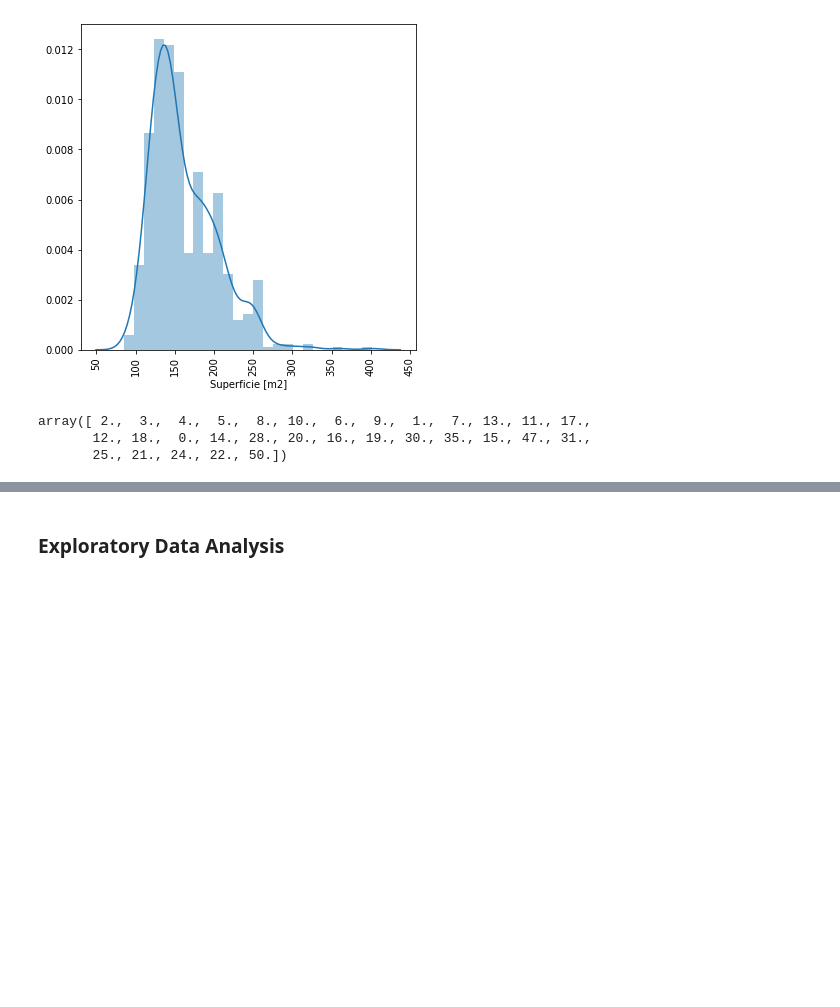
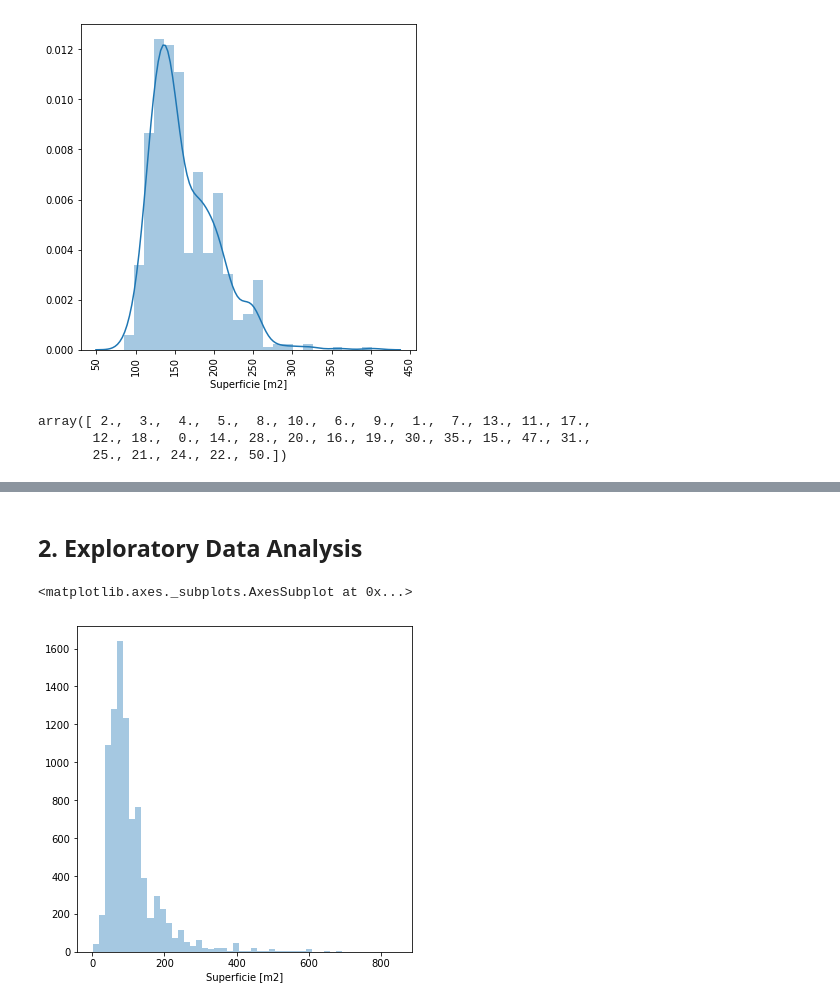
Before and after one commit to LazyEval/housing-prices-firenze, a Jupyter notebook: notebooks/1.0-LazyEval-data-cleaning.ipynb, the cells around one changed output, grey strips where cells are left out. Saved outputs shown, nothing was run; the diff lists cells and outputs as text; code cells hidden in the pictures; blank space fills up the shorter version.

Commit message:
Update data cleaning notebook.

```diff
--- a/notebooks/1.0-LazyEval-data-cleaning.ipynb
+++ b/notebooks/1.0-LazyEval-data-cleaning.ipynb
@@ -77,6 +88,11 @@ df.loc[df['Indirizzo'] == 'Firenze, "piazza dAzeglio"', 'Zona'] = 'Centro'
 df.loc[df['Indirizzo'] == 'Firenze, "Piazza dazeglio"', 'Zona'] = 'Centro'
 # %%
 df['Zona'] = df['Zona'].fillna('Non specificato')
+# %%
+df['Zona'] = (df['Zona']
+              .str.replace('-', ' ')
+              .str.replace('/', '')
+              .str.title())
 # %%
 # Clean up data types
 df['Superficie [m2]'] = (df['Superficie']
@@ -99,3 +115,17 @@ df['Prezzo [EUR]'] = (df['Prezzo']
                       .str[1]
                       .str.replace('.', '')
                       .astype('float'))
+# %%
+# Extract area
+df['Superficie [m2]'] = (df['Superficie']
+                         .str.split('|')
+                         .str[1]
+                         .str.extract(r'(\d+\.?\d*)'))
+df['Superficie [m2]'] = (df['Superficie [m2]']
+                         .fillna(df['Superficie']
+                         .str.split('|')
+                         .str[0]
+                         .str.extract(r'(\d+\.?\d*)')))
+#df['Superficie [m2]'] = (df['Superficie [m2]']
+#                         .str.replace('.', '')
+#                         .astype('float'))
@@ -367,6 +438,9 @@ array([ 2.,  3.,  4.,  5.,  8., 10.,  6.,  9.,  1.,  7., 13., 11., 17.,
 # %% [markdown]
-### Exploratory Data Analysis
+## 2. Exploratory Data Analysis
 # %%
 # Area [m2] distribution
-fig = plt.figure(figsize=(10, 10))
-sns.distplot(df['Superficie [m2]'], kde=False)
+fig = plt.figure(figsize=(6, 6))
+sns.distplot(df_final['Superficie [m2]'], kde=False)
+# %% [output]
+<matplotlib.axes._subplots.AxesSubplot at 0x...>
+[figure, added]
```
Also changed, not shown: parts of 8 cells of this notebook.
